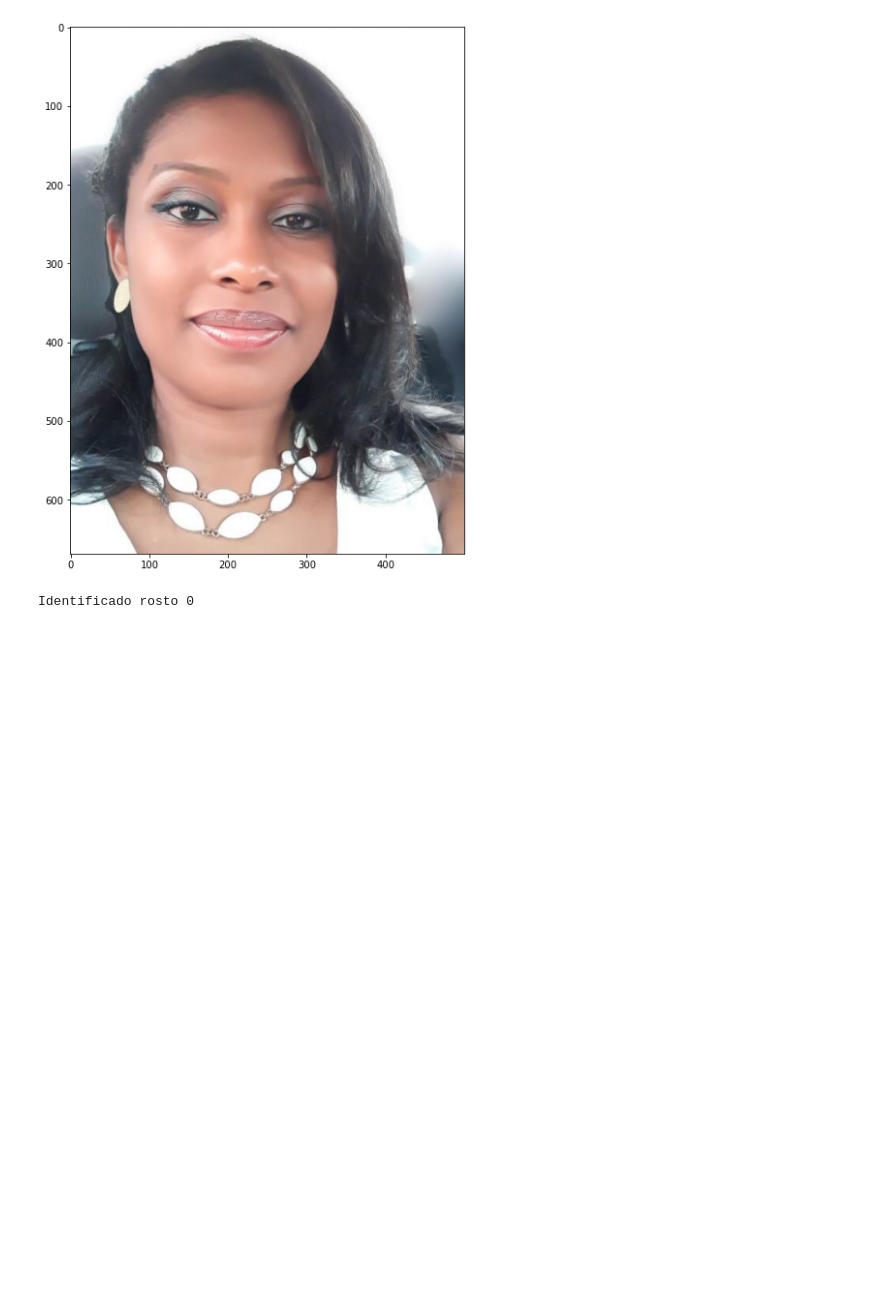
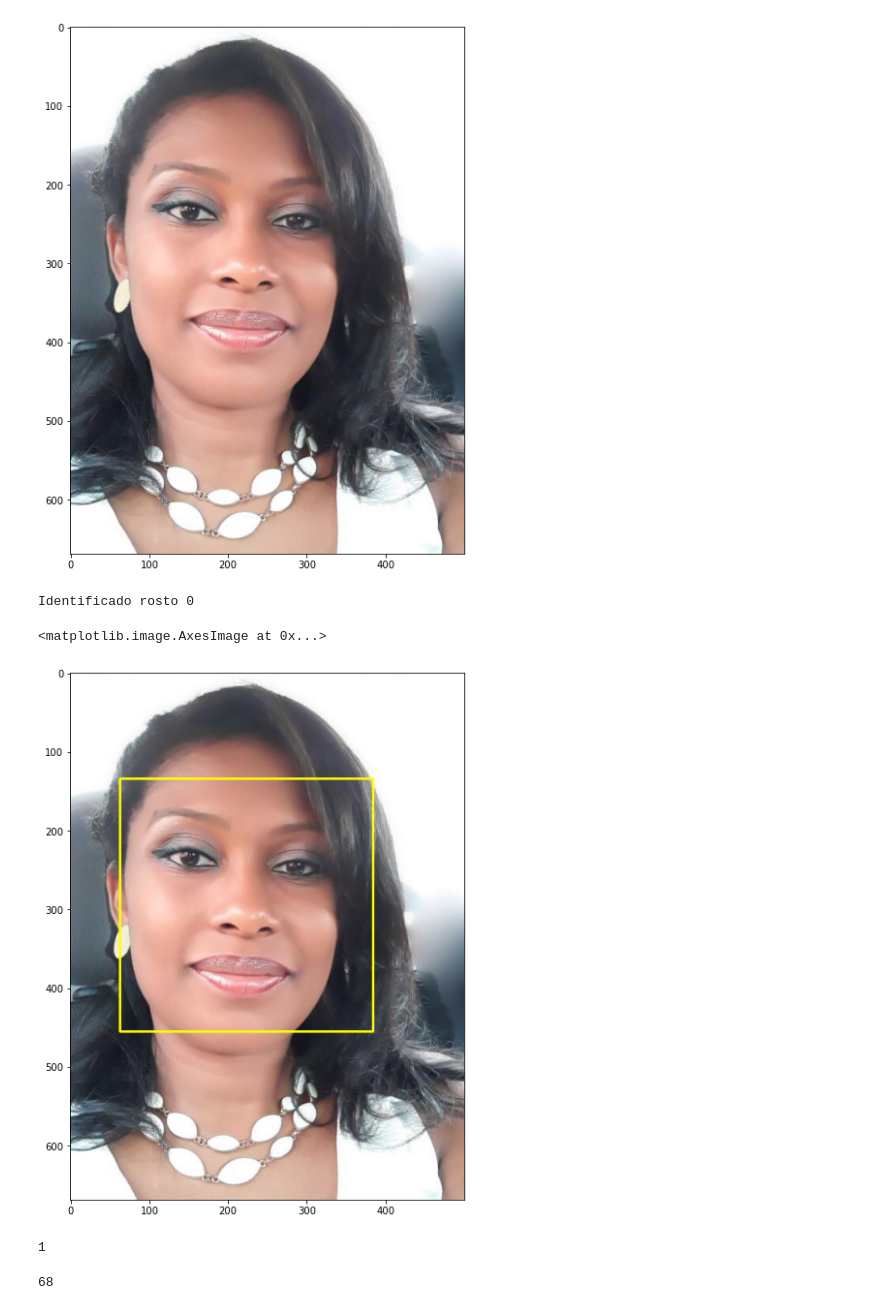
Before and after one commit to maanoel/conda-commands, a Jupyter notebook: Seventh.ipynb, the cells around one changed output. Cells and saved outputs as stored; diff of their text form; code cells hidden in the pictures; blank space fills up the shorter version.

```diff
--- a/Seventh.ipynb
+++ b/Seventh.ipynb
@@ -33,4 +33,7 @@ imagem_anotada = anotar_rosto(imagem_anotada)
 Identificado rosto 0
 # %%
 plt.figure(figsize=(20,10))
-plt.imshow()
+plt.imshow(imagem_anotada)
+# %% [output]
+<matplotlib.image.AxesImage at 0x...>
+[figure, added]
@@ -36,0 +55,8 @@ plt.imshow()
+# %%
+len(marcos_faciais)
+# %% [output]
+1
+# %%
+len(marcos_faciais[0])
+# %% [output]
+68
```
Also changed, not shown: parts of 5 cells of this notebook.
